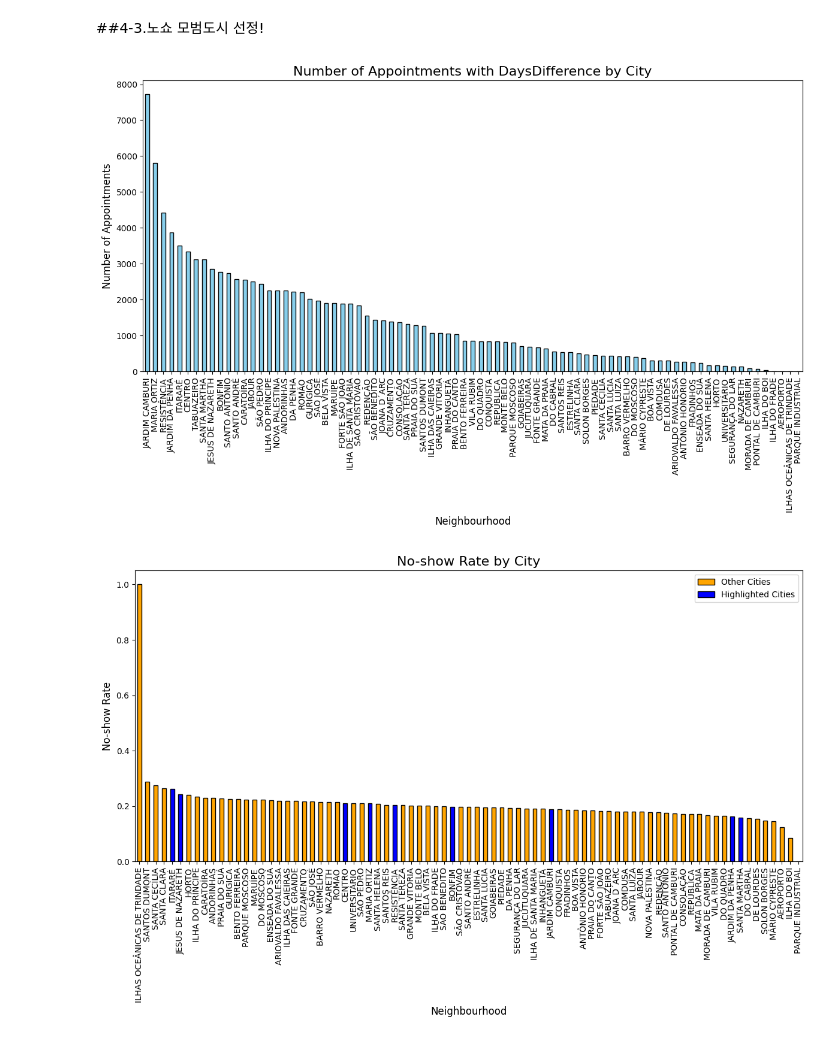
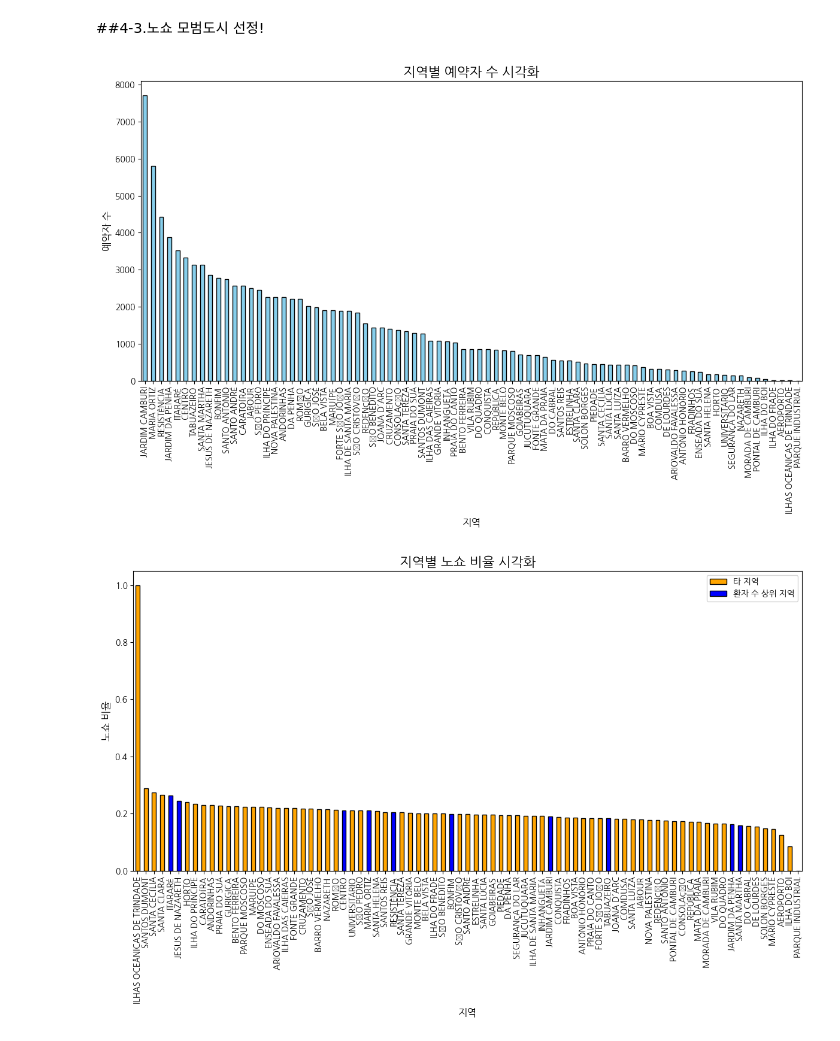
Before and after one commit to SeJunAn/blossom3912, a Jupyter notebook: 데이터분석/의료데이터 분석 경진대회/data.ipynb, the cells around one changed output. Drawn from its saved outputs; the diff is of its cells as text; code cells hidden in the pictures.

```diff
--- a/데이터분석/의료데이터 분석 경진대회/data.ipynb
+++ b/데이터분석/의료데이터 분석 경진대회/data.ipynb
@@ -256,56 +288,54 @@ plt.show()
 # %% [markdown]
 ##4-3.노쇼 모범도시 선정!
 # %%
-# Count the number of such cases for each neighbourhood
+# 지역별 예약자 수 계산
 day_difference_counts = df['Neighbourhood'].value_counts()
 
-# Plot the data
+# 그래프 설정
 plt.figure(figsize=(12, 8))
 day_difference_counts.plot(kind='bar', color='skyblue', edgecolor='black')
-plt.title('Number of Appointments with DaysDifference by City', fontsize=16)
-plt.xlabel('Neighbourhood', fontsize=12)
-plt.ylabel('Number of Appointments', fontsize=12)
+plt.title('지역별 예약자 수 시각화', fontsize=16)
+plt.xlabel('지역', fontsize=12)
+plt.ylabel('예약자 수', fontsize=12)
 plt.xticks(rotation=90)
 plt.tight_layout()
 plt.show()
 # %% [output]
-[figure, old version]
+[figure, new version]
 # %%
-# Highlighted cities
+# 강조할 지역들
 highlighted_cities = ['JARDIM CAMBURI', 'MARIA ORTIZ', 'RESISTÊNCIA', 'JARDIM DA PENHA',
-                      'ITARARÉ', 'CENTRO','SANTA MARTHA', 'JESUS DE NAZARETH', 'BONFIM']
+                      'ITARARÉ', 'CENTRO', 'TABUAZEIRO', 'SANTA MARTHA', 'JESUS DE NAZARETH', 'BONFIM']
 
-# Calculate no-show rate for each neighbourhood
+# 지역별 노쇼 비율 계산
 city_noshow_data = df.groupby(['Neighbourhood', 'No-show']).size().unstack(fill_value=0)
 city_noshow_data['No-show Rate'] = city_noshow_data['Yes'] / city_noshow_data.sum(axis=1)
 
-# Sort data by no-show rate
+# 노쇼 비율 정렬
 city_noshow_sorted = city_noshow_data['No-show Rate'].sort_values(ascending=False)
 
-# Create colors: highlight specific cities
+# 강조 색상 설정
 colors = ['orange' if city not in highlighted_cities else 'blue' for city in city_noshow_sorted.index]
 
-# Plot no-show rate by city
+# 그래프 설정
 plt.figure(figsize=(12, 8))
 city_noshow_sorted.plot(kind='bar', color=colors, edgecolor='black')
 
-# Add title, labels, and legend
-plt.title('No-show Rate by City', fontsize=16)
-plt.xlabel('Neighbourhood', fontsize=12)
-plt.ylabel('No-show Rate', fontsize=12)
+plt.title('지역별 노쇼 비율 시각화', fontsize=16)
+plt.xlabel('지역', fontsize=12)
+plt.ylabel('노쇼 비율', fontsize=12)
 plt.xticks(rotation=90)
 
-# Add legend for highlighted cities
-from matplotlib.patches import Patch
+# 범례 지역 추가
 legend_elements = [
-    Patch(facecolor='orange', edgecolor='black', label='Other Cities'),
-    Patch(facecolor='blue', edgecolor='black', label='Highlighted Cities')
+    Patch(facecolor='orange', edgecolor='black', label='타 지역'),
+    Patch(facecolor='blue', edgecolor='black', label='환자 수 상위 지역')
 ]
 plt.legend(handles=legend_elements, loc='upper right')
 
-# Adjust layout and show plot
+# 그래프 출력
 plt.tight_layout()
 plt.show()
 # %% [output]
-[figure, old version]
+[figure, new version]
 # %%
```
Also changed, not shown: parts of 15 cells of this notebook.
